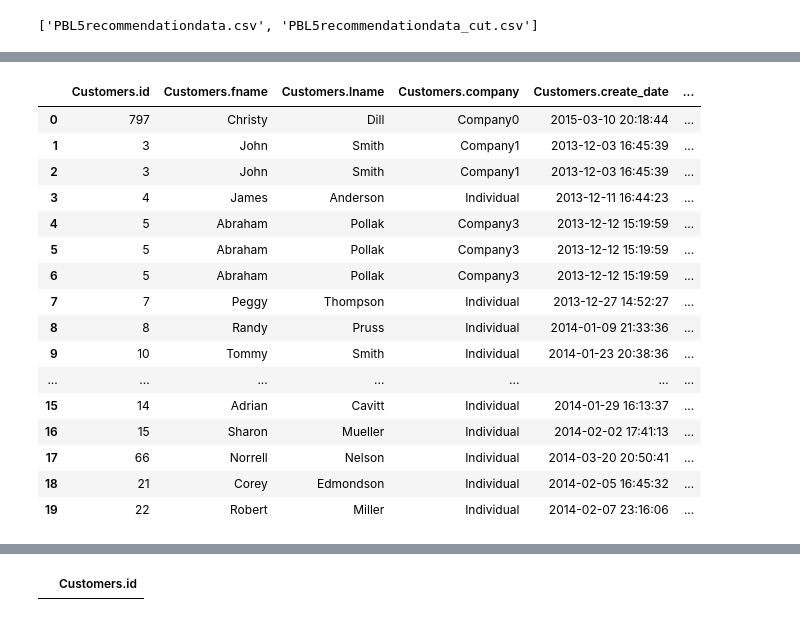
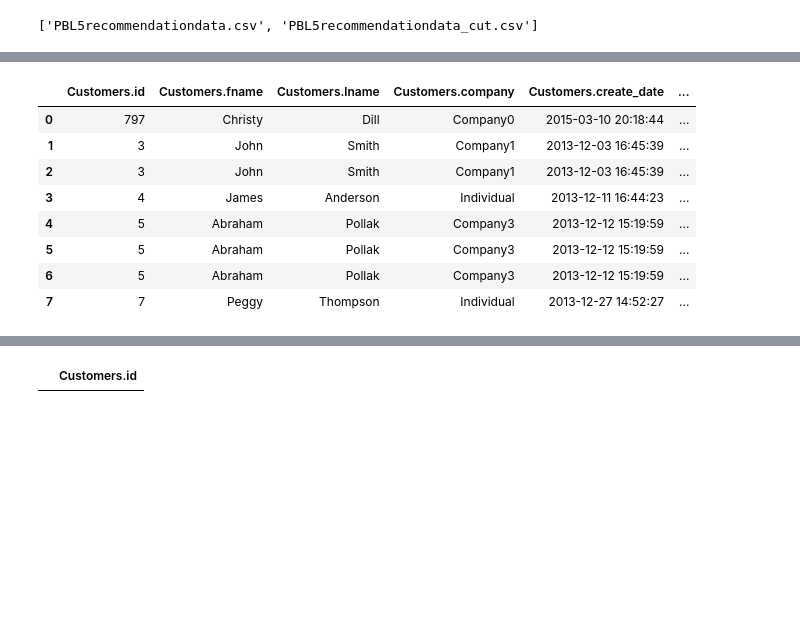
Before and after one commit to data-mosaic/Anna-Project, a Jupyter notebook: notebooks/02_preprocessing.ipynb, the cells around one changed output, grey strips where cells are left out. Cells and saved outputs as stored; diff of their text form; code cells hidden in the pictures; blank space fills up the shorter version.

```diff
--- a/notebooks/01_exploration.ipynb
+++ b/notebooks/02_preprocessing.ipynb
@@ -90,7 +82,7 @@ cols_use = [
     "Orders.company", "Orders.order_number", "Orders.reorder_id",
     "Orders.external_source", "Orders.external_id", "Orders.subtotal",
     "Orders.tax", "Orders.shipping", "Orders.coupon_id", "Orders.coupon_amount",
-    "Orders.fee_name", "Orders.fee_amount", "Orders.discount_name",
+    "Orders.discount_name",
     "Orders.discount_amount", "Orders.total", "Orders.balance_due",
     "Orders.shipping_carrier", "Orders.shipping_method", "Orders.payment_status",
     "Orders.payment_date", "Orders.payment_user", "Orders.payment_type",
@@ -104,41 +96,30 @@ cols_use = [
     "Products.name", "Products.display_name", "Products.list_price",
     "Products.price", "Products.sale_price", "Products.cost",
     "Products.last_modified", "Products.taxable", "Products.shopping_brand",
-    "Products.shopping_mpn", "Products.shopping_color",
-    "Products.pricegrabber_cat", "Products.shopzilla_cat",
-    "Products.thefind_cat", "Products.quickbooks_id",
+    "Products.shopping_color",
+    "Products.quickbooks_id",
     "Products.qb_edit_sequence", "Products.short_description", "Products.unit",
     "Products.packaging", "Products.display_packaging", "Products.multiple",
     "Products.latex", "Products.case_qty", "Products.notes",
-    "Products.map_price", "Products.shipping_length",
-    "Products.shipping_width", "Products.shipping_height",
-    "Products.handling_time", "Products.family_id"
+    "Products.map_price", "Products.family_id"
 ]
 
 df = pd.read_csv("/".join(["../data/raw/", dataset_name, "PBL5recommendationdata.csv"]), usecols=cols_use, encoding="latin1")
 # %%
 #df = pd.read_csv("/".join(["../data/raw/", dataset_name, files[0]]), encoding="latin1")
 #df = pd.read_csv("/".join(["../data/raw", dataset_name, "PBL5recommendationdata_cut.csv"]), sep=';')
 
-df.head(20)
+df.head(8)
 # %% [output]
 |  | Customers.id | Customers.fname | Customers.lname | Customers.company | Customers.create_date | ... |
 | 0 | 797 | Christy | Dill | Company0 | 2015-03-10 20:18:44 | ... |
 | 1 | 3 | John | Smith | Company1 | 2013-12-03 16:45:39 | ... |
 | 2 | 3 | John | Smith | Company1 | 2013-12-03 16:45:39 | ... |
 | 3 | 4 | James | Anderson | Individual | 2013-12-11 16:44:23 | ... |
 | 4 | 5 | Abraham | Pollak | Company3 | 2013-12-12 15:19:59 | ... |
 | 5 | 5 | Abraham | Pollak | Company3 | 2013-12-12 15:19:59 | ... |
 | 6 | 5 | Abraham | Pollak | Company3 | 2013-12-12 15:19:59 | ... |
 | 7 | 7 | Peggy | Thompson | Individual | 2013-12-27 14:52:27 | ... |
-| 8 | 8 | Randy | Pruss | Individual | 2014-01-09 21:33:36 | ... |
-| 9 | 10 | Tommy | Smith | Individual | 2014-01-23 20:38:36 | ... |
-| ... | ... | ... | ... | ... | ... | ... |
-| 15 | 14 | Adrian | Cavitt | Individual | 2014-01-29 16:13:37 | ... |
-| 16 | 15 | Sharon | Mueller | Individual | 2014-02-02 17:41:13 | ... |
-| 17 | 66 | Norrell | Nelson | Individual | 2014-03-20 20:50:41 | ... |
-| 18 | 21 | Corey | Edmondson | Individual | 2014-02-05 16:45:32 | ... |
-| 19 | 22 | Robert | Miller | Individual | 2014-02-07 23:16:06 | ... |
 # %%
 df.describe().T
 # %% [output]
```
Also changed, not shown: parts of 74 cells of this notebook, 3 other files.
